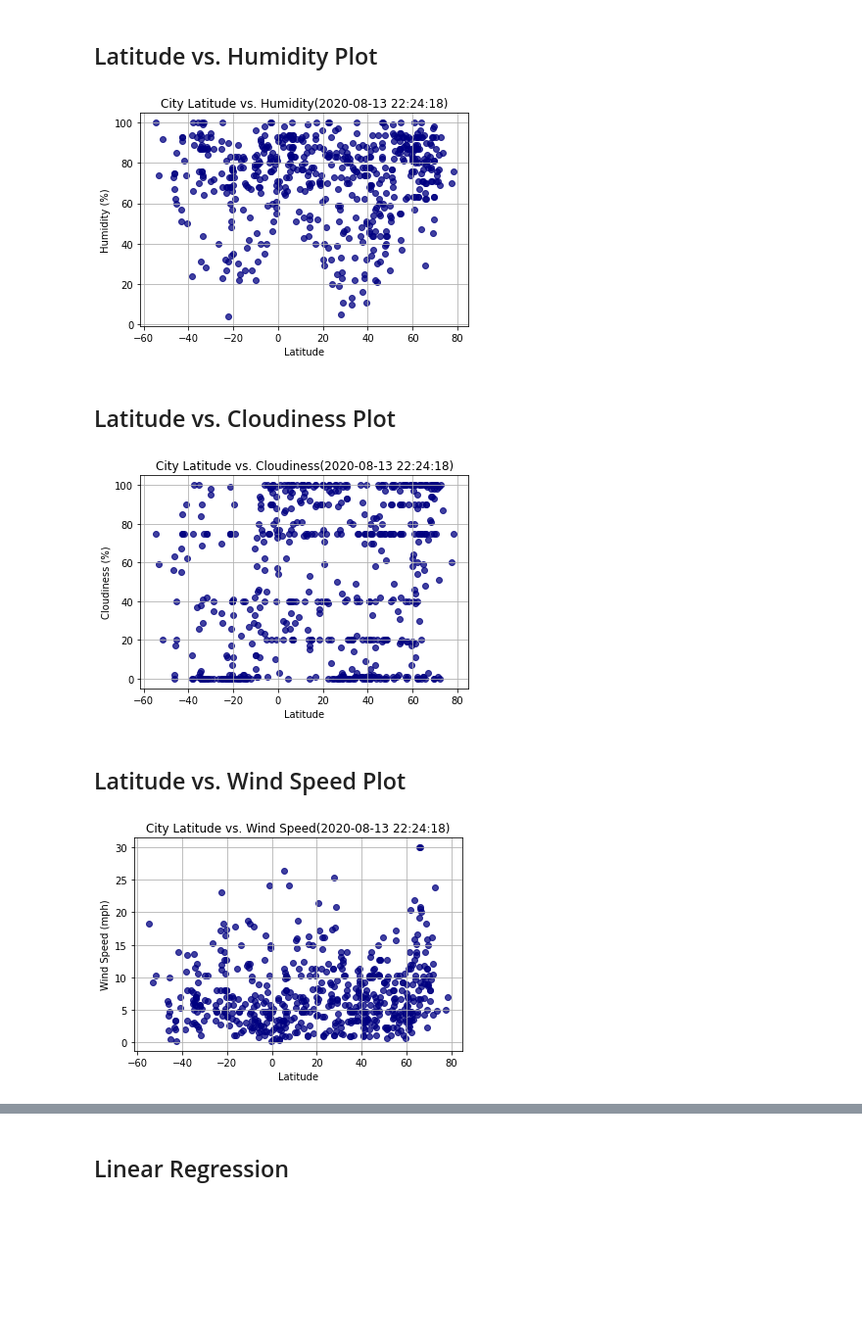
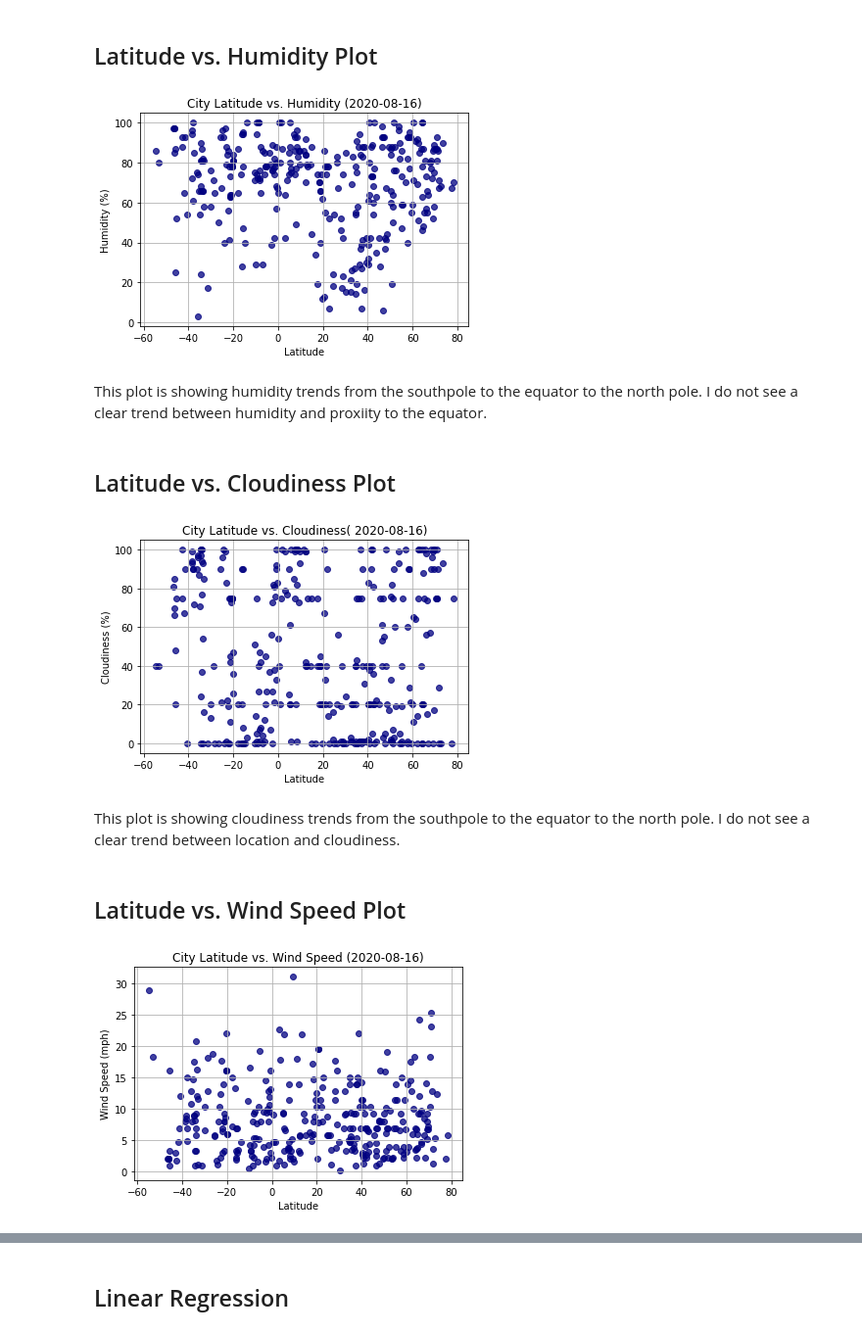
Before and after one commit to ramirezgc/python-api-challenge, a Jupyter notebook: WeatherPy/WeatherPy.ipynb, the cells around one changed output, grey strips where cells are left out. Shown: that part at 98% size. Saved outputs shown, nothing was run; the diff lists cells and outputs as text; code cells hidden in the pictures; blank space fills up the shorter version.

```diff
--- a/WeatherPy/WeatherPy.ipynb
+++ b/WeatherPy/WeatherPy.ipynb
@@ -189,11 +189,13 @@ plt.scatter(city_df["Lat"], city_df["Humidity"], marker = "o", color = "navy", a
 plt.grid()
 plt.xlabel("Latitude")
 plt.ylabel("Humidity (%)")
-plt.title(f"City Latitude vs. Humidity({formatted_timestamp})")
-plt.savefig("Lat_vs_Humidity_plot")
+plt.title(f"City Latitude vs. Humidity ({city_date})")
+plt.savefig("Latitude vs. Humidity plot.png")
 plt.show()
 # %% [output]
-[figure, old version]
+[figure, new version]
+# %% [markdown]
+This plot is showing humidity trends from the southpole to the equator to the north pole. I do not see a clear trend between humidity and proxiity to the equator.
 # %% [markdown]
 ## Latitude vs. Cloudiness Plot
 # %%
@@ -201,20 +203,22 @@ plt.scatter(city_df["Lat"], city_df["Cloudiness"], marker = "o", color = "navy",
 plt.grid()
 plt.xlabel("Latitude")
 plt.ylabel("Cloudiness (%)")
-plt.title(f"City Latitude vs. Cloudiness({formatted_timestamp})")
-plt.savefig("Lat_vs_Cloudiness_plot")
+plt.title(f"City Latitude vs. Cloudiness( {city_date})")
+plt.savefig("Latitude vs. Cloudiness plot.png")
 plt.show()
 # %% [output]
-[figure, old version]
+[figure, new version]
+# %% [markdown]
+This plot is showing cloudiness trends from the southpole to the equator to the north pole. I do not see a clear trend between location and cloudiness.
 # %% [markdown]
 ## Latitude vs. Wind Speed Plot
 # %%
 plt.scatter(city_df["Lat"], city_df["Wind Speed"], marker = "o", color = "navy", alpha = .75)
 plt.grid()
 plt.xlabel("Latitude")
 plt.ylabel("Wind Speed (mph)")
-plt.title(f"City Latitude vs. Wind Speed({formatted_timestamp})")
-plt.savefig("Lat_vs_WindSpeed_plot")
+plt.title(f"City Latitude vs. Wind Speed ({city_date})")
+plt.savefig("Latitude vs. Wind Speed plot.png")
 plt.show()
 # %% [output]
-[figure, old version]
+[figure, new version]
```
Also changed, not shown: parts of 28 cells of this notebook, 17 other files.
